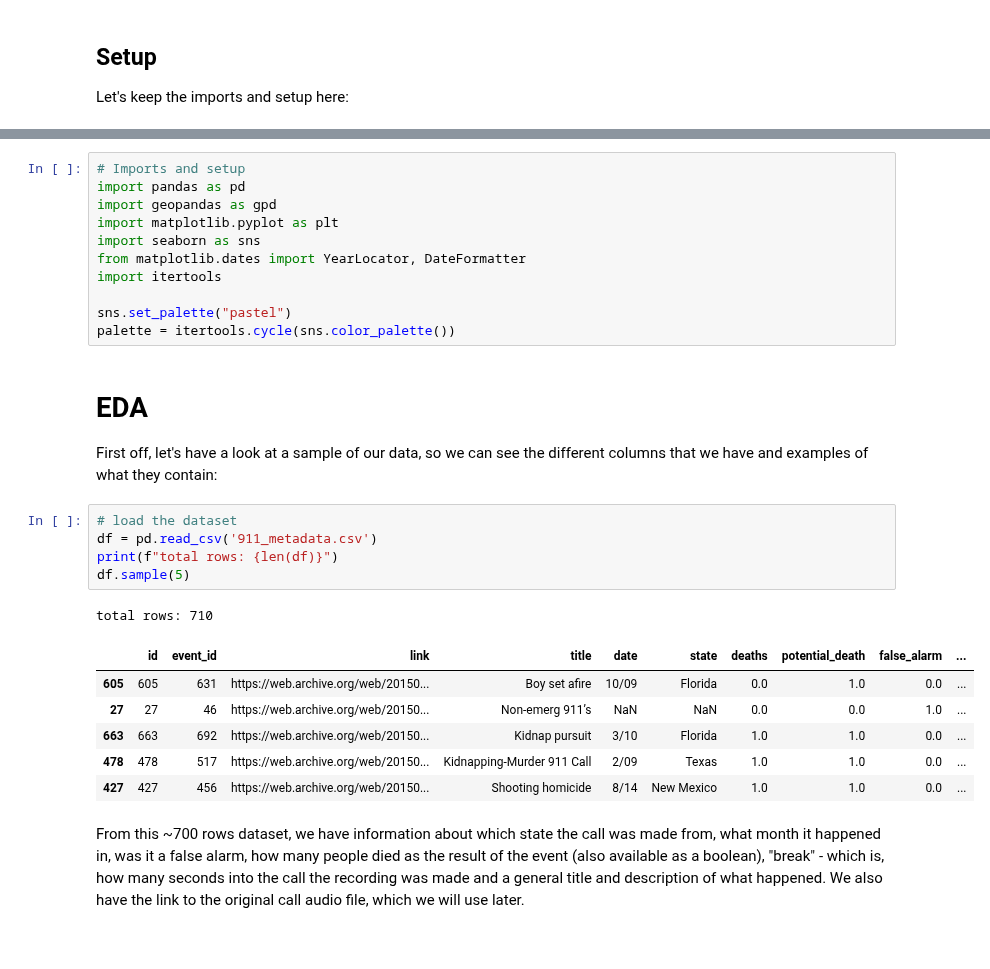
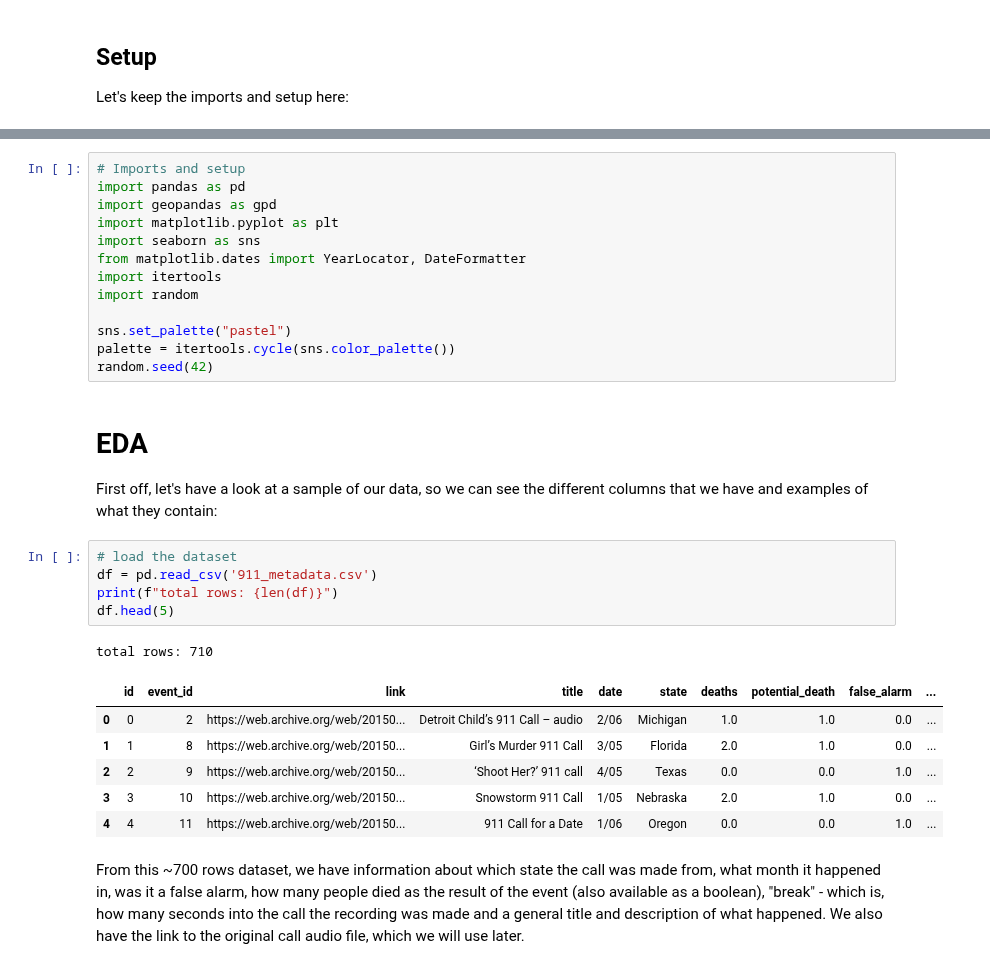
Before and after one commit to ramwtz/data-science-project, a Jupyter notebook: main.ipynb, the cells around one changed output, grey strips where cells are left out. Cells and saved outputs as stored; diff of their text form.

```diff
--- a/main.ipynb
+++ b/main.ipynb
@@ -36,9 +37,11 @@ import matplotlib.pyplot as plt
 import seaborn as sns
 from matplotlib.dates import YearLocator, DateFormatter
 import itertools
+import random
 
 sns.set_palette("pastel")
 palette = itertools.cycle(sns.color_palette())
+random.seed(42)
 # %% [markdown]
 # EDA
 
@@ -46,16 +49,16 @@ First off, let's have a look at a sample of our data, so we can see the differen
 # %%
 # load the dataset
 df = pd.read_csv('911_metadata.csv')
 print(f"total rows: {len(df)}")
-df.sample(5)
+df.head(5)
 # %% [output]
 total rows: 710
 |  | id | event_id | link | title | date | state | deaths | potential_death | false_alarm | ... |
-| 605 | 605 | 631 | https://web.archive.org/web/20150... | Boy set afire | 10/09 | Florida | 0.0 | 1.0 | 0.0 | ... |
-| 27 | 27 | 46 | https://web.archive.org/web/20150... | Non-emerg 911’s | NaN | NaN | 0.0 | 0.0 | 1.0 | ... |
-| 663 | 663 | 692 | https://web.archive.org/web/20150... | Kidnap pursuit | 3/10 | Florida | 1.0 | 1.0 | 0.0 | ... |
-| 478 | 478 | 517 | https://web.archive.org/web/20150... | Kidnapping-Murder 911 Call | 2/09 | Texas | 1.0 | 1.0 | 0.0 | ... |
-| 427 | 427 | 456 | https://web.archive.org/web/20150... | Shooting homicide | 8/14 | New Mexico | 1.0 | 1.0 | 0.0 | ... |
+| 0 | 0 | 2 | https://web.archive.org/web/20150... | Detroit Child’s 911 Call – audio | 2/06 | Michigan | 1.0 | 1.0 | 0.0 | ... |
+| 1 | 1 | 8 | https://web.archive.org/web/20150... | Girl’s Murder 911 Call | 3/05 | Florida | 2.0 | 1.0 | 0.0 | ... |
+| 2 | 2 | 9 | https://web.archive.org/web/20150... | ‘Shoot Her?’ 911 call | 4/05 | Texas | 0.0 | 0.0 | 1.0 | ... |
+| 3 | 3 | 10 | https://web.archive.org/web/20150... | Snowstorm 911 Call | 1/05 | Nebraska | 2.0 | 1.0 | 0.0 | ... |
+| 4 | 4 | 11 | https://web.archive.org/web/20150... | 911 Call for a Date | 1/06 | Oregon | 0.0 | 0.0 | 1.0 | ... |
 # %% [markdown]
 From this ~700 rows dataset, we have information about which state the call was made from, what month it happened in, was it a false alarm, how many people died as the result of the event (also available as a boolean), "break" - which is, how many seconds into the call the recording was made and a general title and description of what happened.
 We also have the link to the original call audio file, which we will use later.
```
Also changed, not shown: parts of 7 cells of this notebook.
